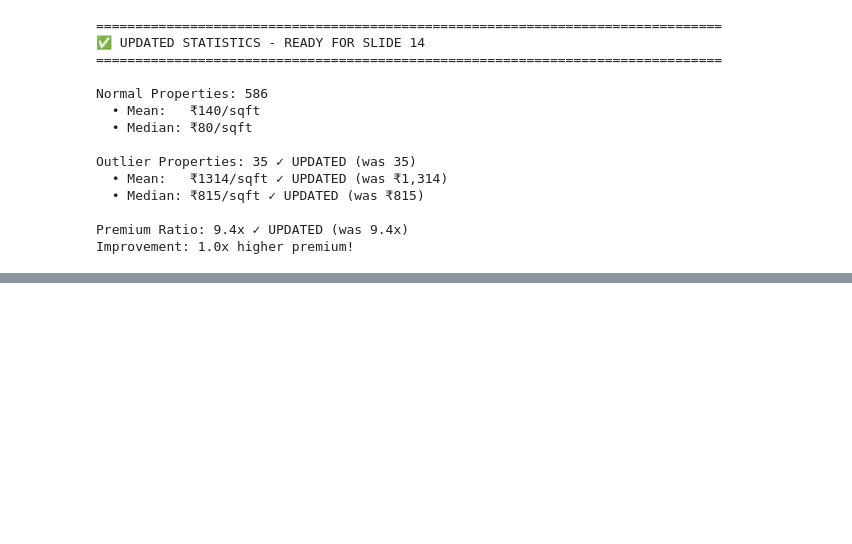
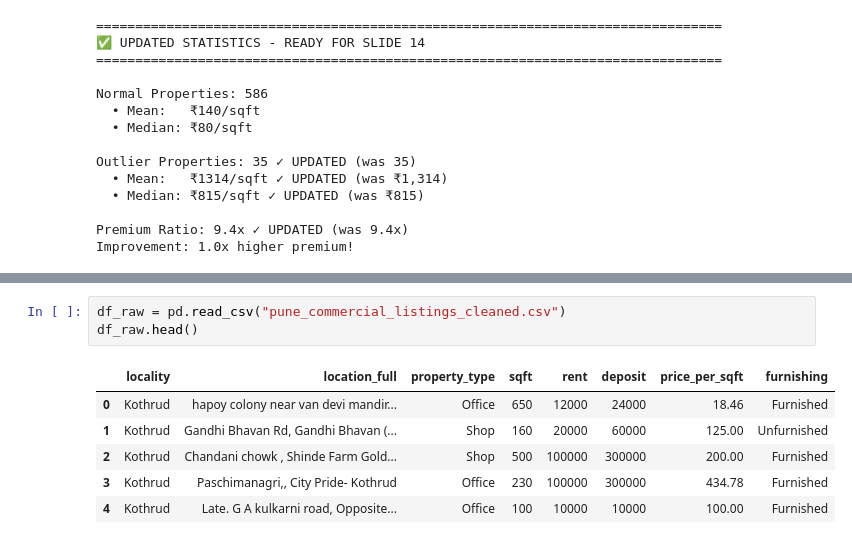
Before and after one commit to Rohit-Girhe/Web-Scrapping-Project, a Jupyter notebook: Visualsincluded.ipynb, the cells around one changed output, grey strips where cells are left out. Drawn from its saved outputs; the diff is of its cells as text; blank space fills up the shorter version.

```diff
--- a/Visualsincluded.ipynb
+++ b/Visualsincluded.ipynb
@@ -1053,0 +1253,10 @@ Improvement: 1.0x higher premium!
+# %%
+df_raw = pd.read_csv("pune_commercial_listings_cleaned.csv")
+df_raw.head()
+# %% [output]
+|  | locality | location_full | property_type | sqft | rent | deposit | price_per_sqft | furnishing |
+| 0 | Kothrud | hapoy colony near van devi mandir... | Office | 650 | 12000 | 24000 | 18.46 | Furnished |
+| 1 | Kothrud | Gandhi Bhavan Rd, Gandhi Bhavan (... | Shop | 160 | 20000 | 60000 | 125.00 | Unfurnished |
+| 2 | Kothrud | Chandani chowk , Shinde Farm Gold... | Shop | 500 | 100000 | 300000 | 200.00 | Furnished |
+| 3 | Kothrud | Paschimanagri,, City Pride- Kothrud | Office | 230 | 100000 | 300000 | 434.78 | Furnished |
+| 4 | Kothrud | Late. G A kulkarni road, Opposite... | Office | 100 | 10000 | 10000 | 100.00 | Furnished |
```
Also changed, not shown: parts of 3 cells of this notebook, 22 other files.
